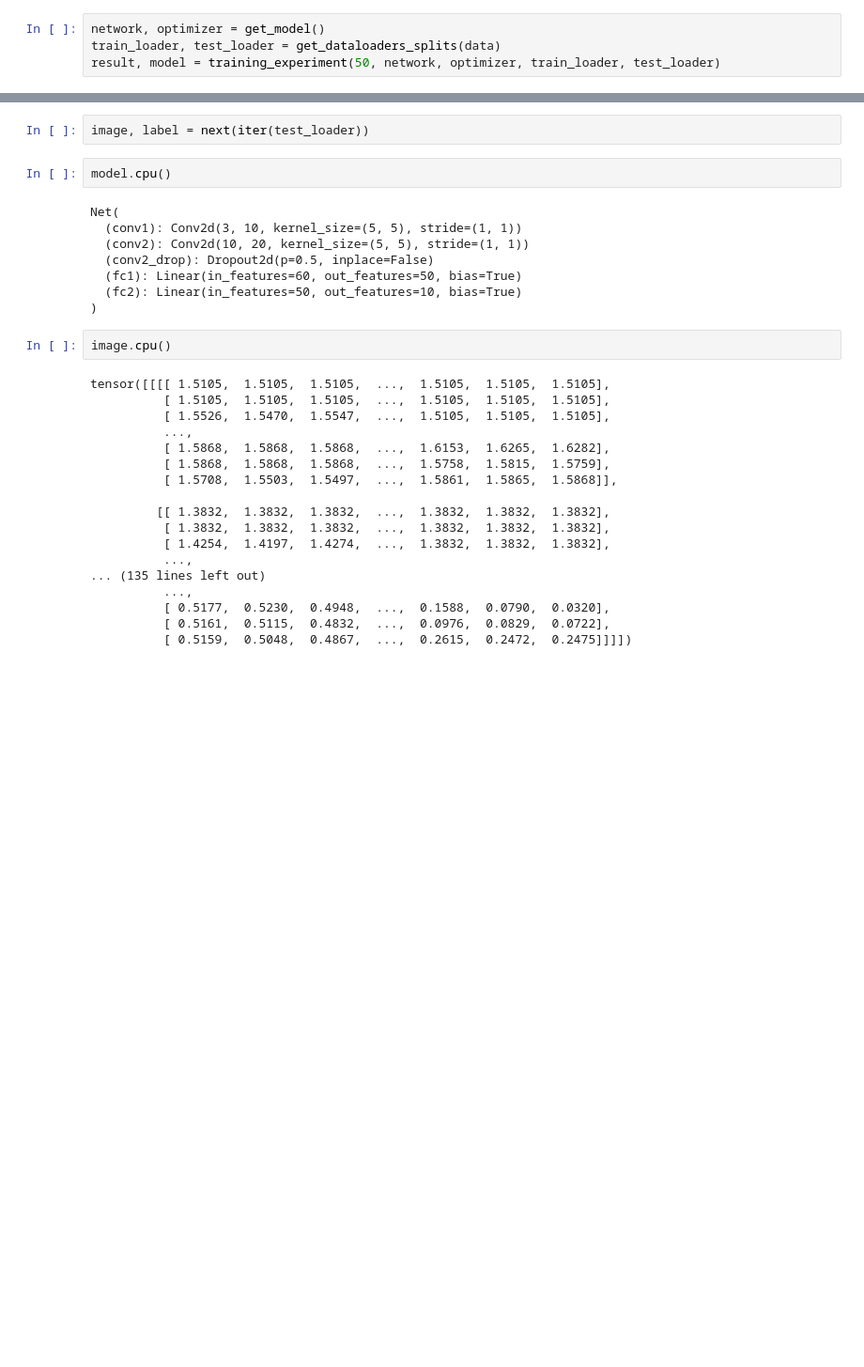
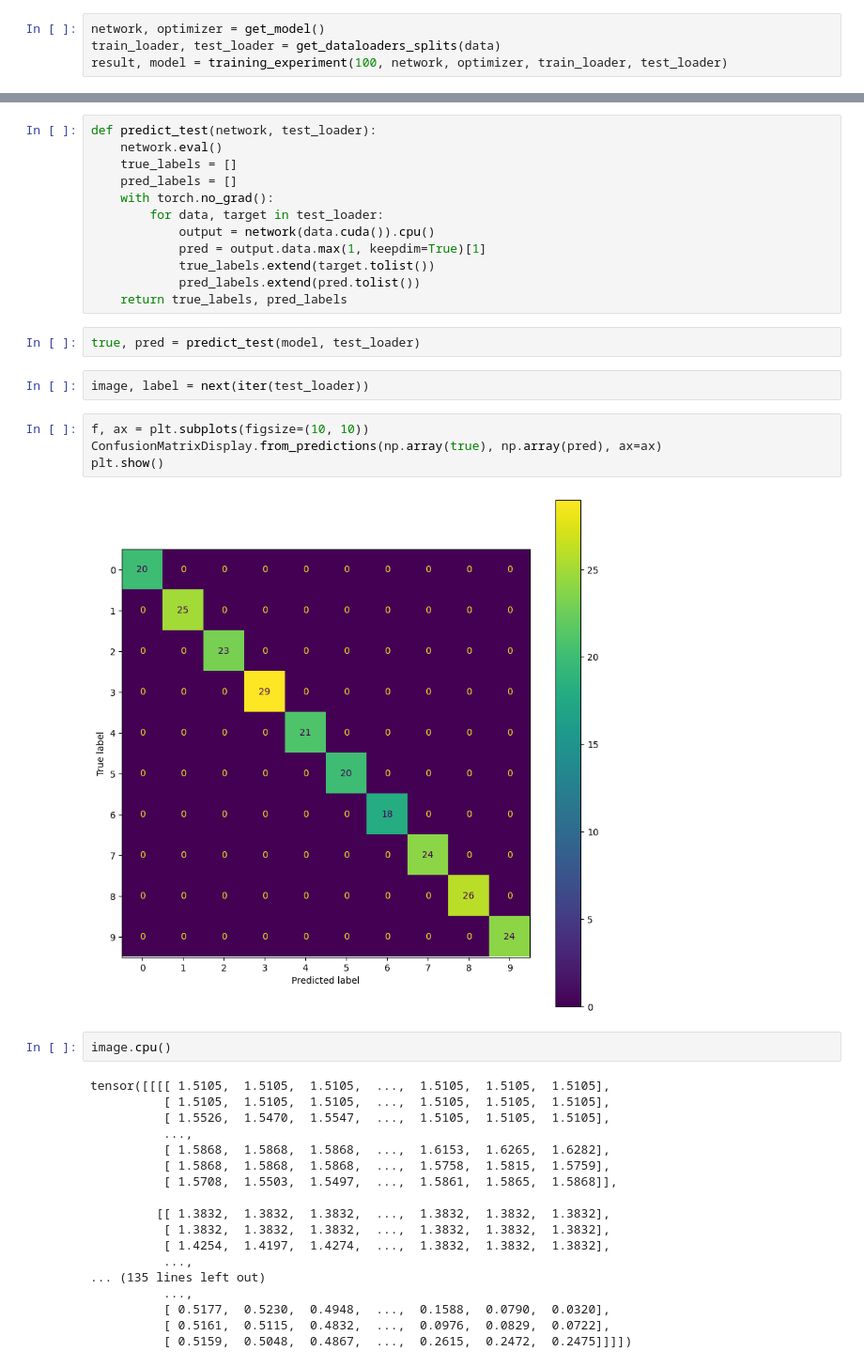
Before and after one commit to Mittmich/pigeonator, a Jupyter notebook: train_model/build_ocr_classifier.ipynb, the cells around one changed output, grey strips where cells are left out. Shown at 94% size. Cells and saved outputs as stored; diff of their text form; blank space fills up the shorter version.

Commit message:
added new ocr model

```diff
--- a/train_model/build_ocr_classifier.ipynb
+++ b/train_model/build_ocr_classifier.ipynb
@@ -412,5 +424,5 @@ np.mean(result)
 # %%
 network, optimizer = get_model()
 train_loader, test_loader = get_dataloaders_splits(data)
-result, model = training_experiment(50, network, optimizer, train_loader, test_loader)
+result, model = training_experiment(100, network, optimizer, train_loader, test_loader)
 # %% [output]
@@ -434,15 +450,25 @@ Test set: Avg. loss: 0.0423, Accuracy: 197/200 (98%)
+# %%
+def predict_test(network, test_loader):
+    network.eval()
+    true_labels = []
+    pred_labels = []
+    with torch.no_grad():
+        for data, target in test_loader:
+            output = network(data.cuda()).cpu()
+            pred = output.data.max(1, keepdim=True)[1]
+            true_labels.extend(target.tolist())
+            pred_labels.extend(pred.tolist())
+    return true_labels, pred_labels
+# %%
+true, pred = predict_test(model, test_loader)
 # %%
 image, label = next(iter(test_loader))
-# %%
-model.cpu()
-# %% [output]
-Net(
-  (conv1): Conv2d(3, 10, kernel_size=(5, 5), stride=(1, 1))
-  (conv2): Conv2d(10, 20, kernel_size=(5, 5), stride=(1, 1))
-  (conv2_drop): Dropout2d(p=0.5, inplace=False)
-  (fc1): Linear(in_features=60, out_features=50, bias=True)
-  (fc2): Linear(in_features=50, out_features=10, bias=True)
-)
+# %%
+f, ax = plt.subplots(figsize=(10, 10))
+ConfusionMatrixDisplay.from_predictions(np.array(true), np.array(pred), ax=ax)
+plt.show()
+# %% [output]
+[figure, added]
 # %%
 image.cpu()
 # %% [output]
```
Also changed, not shown: parts of 8 cells of this notebook, 3 other files.
